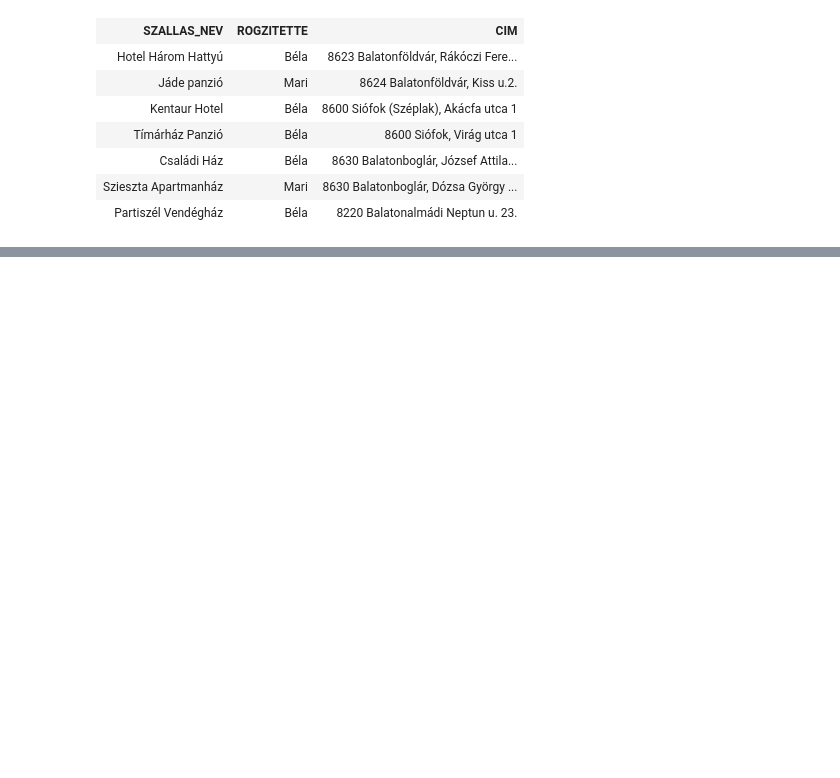
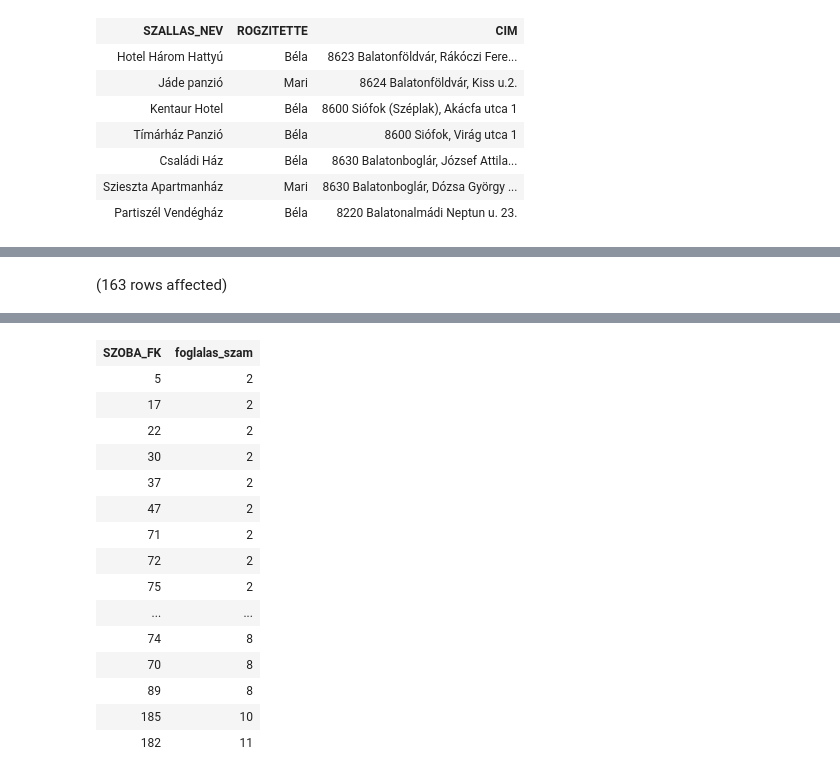
Before and after one commit to Tomi489/Adatbazisok, a Jupyter notebook: zh1.ipynb, the cells around one changed output, grey strips where cells are left out. Saved outputs shown, nothing was run; the diff lists cells and outputs as text; code cells hidden in the pictures; blank space fills up the shorter version.

```diff
--- a/zh1.ipynb
+++ b/zh1.ipynb
@@ -24,0 +21,11 @@ Total execution time: 00:00:00
+# %%
+SELECT
+  SZOBA_FK,
+  COUNT(*) AS foglalas_szam
+FROM foglalas
+WHERE FELNOTT_SZAM > GYERMEK_SZAM
+GROUP BY SZOBA_FK
+HAVING COUNT(*) >= 2
+ORDER BY COUNT(*) ASC;
+# %% [output]
+(163 rows affected)
@@ -24,0 +33,16 @@ Total execution time: 00:00:00
+| SZOBA_FK | foglalas_szam |
+| 5 | 2 |
+| 17 | 2 |
+| 22 | 2 |
+| 30 | 2 |
+| 37 | 2 |
+| 47 | 2 |
+| 71 | 2 |
+| 72 | 2 |
+| 75 | 2 |
+| ... | ... |
+| 74 | 8 |
+| 70 | 8 |
+| 89 | 8 |
+| 185 | 10 |
+| 182 | 11 |
```
Also changed, not shown: parts of 3 cells of this notebook.
